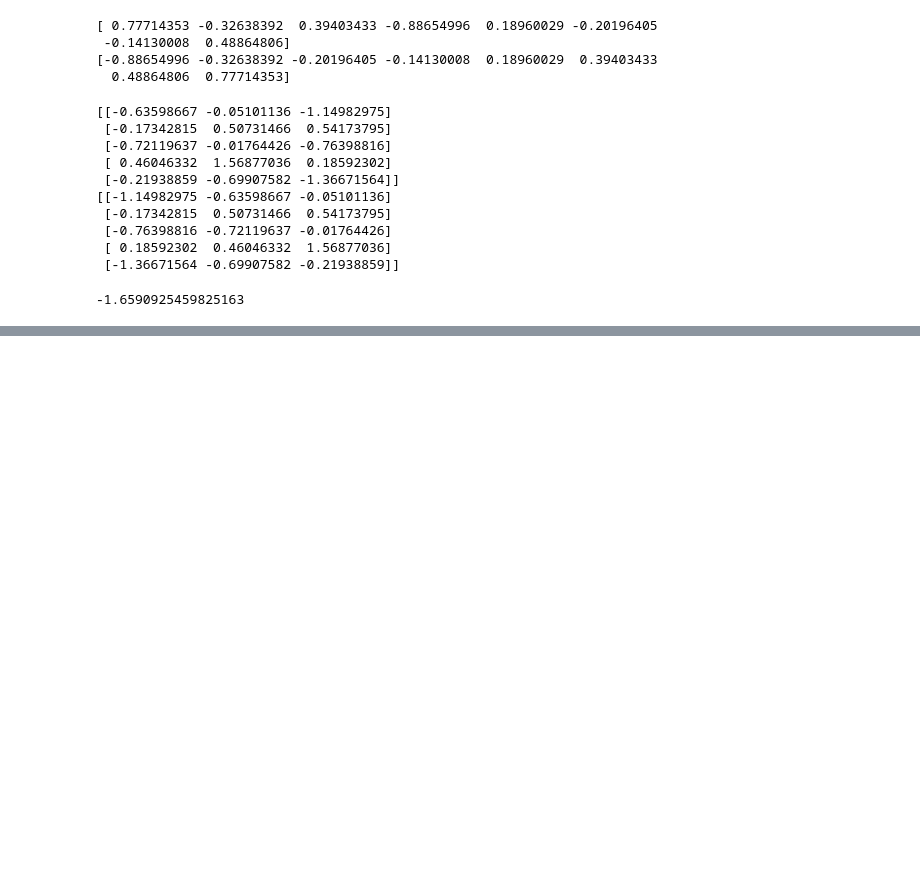
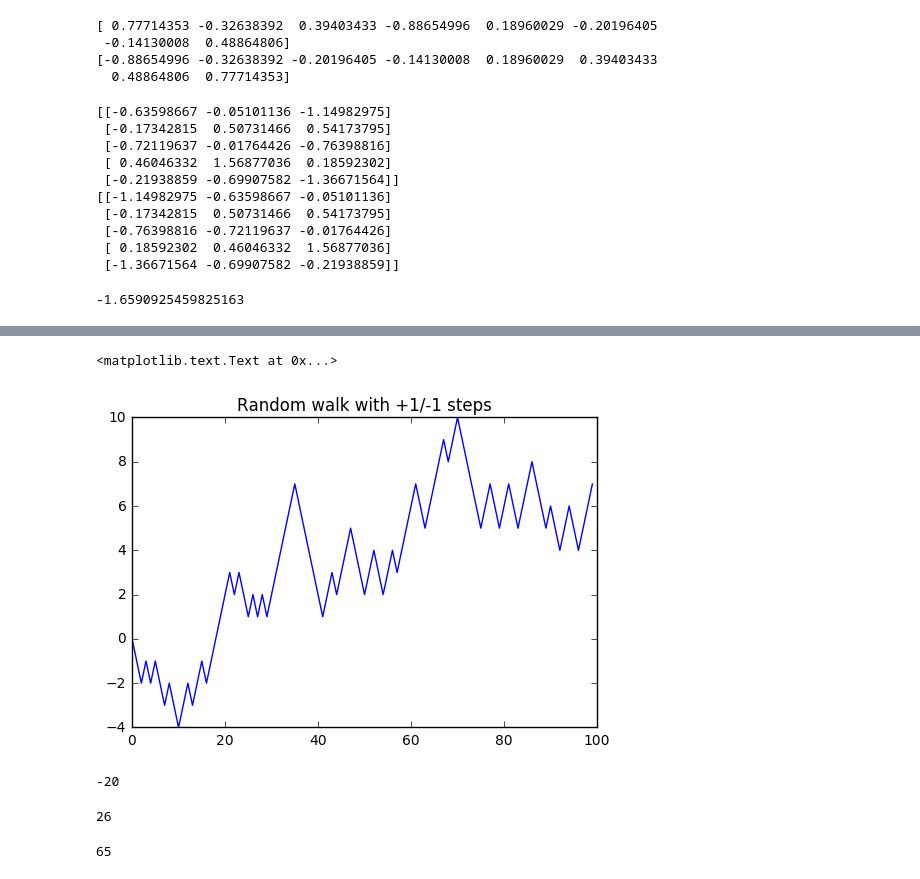
Before and after one commit to jfavole/pythonprojects, a Jupyter notebook: PythonForDataAnalysis/Ch04_NumPyBasics.ipynb, the cells around one changed output, grey strips where cells are left out. Drawn from its saved outputs; the diff is of its cells as text; code cells hidden in the pictures; blank space fills up the shorter version.

Commit message:
Ch 4 complete
Finish Ch 4, update .gitignore, include example files.

```diff
--- a/PythonForDataAnalysis/Ch04_NumPyBasics.ipynb
+++ b/PythonForDataAnalysis/Ch04_NumPyBasics.ipynb
@@ -785,0 +973,17 @@ large_arr[int(0.05 * len(large_arr))] # Find 5% quantile
+# %%
+# Pure Python
+
+position = 0
+walk = [position]
+steps = 1000
+for i in range(steps):
+    step = 1 if random.randint(0, 1) else -1
+    position += step
+    walk.append(position)
+# %%
+plt.figure()
+plt.plot(walk[:100])
+plt.title("Random walk with +1/-1 steps")
+# %% [output]
+<matplotlib.text.Text at 0x...>
+[figure, added]
@@ -785,0 +997,14 @@ large_arr[int(0.05 * len(large_arr))] # Find 5% quantile
+# %%
+walk.min() # Min value along walk trajectory
+# %% [output]
+-20
+# %%
+walk.max() # Max value along walk trajectory
+# %% [output]
+26
+# %%
+# How long does it take the random walk to cross x value?
+# Example: 10 steps away from the origin 0 (index of first 10 or -10)
+(np.abs(walk) >= 10).argmax() # First index of max value in boolean array, which is True
+# %% [output]
+65
```
Also changed, not shown: parts of 41 cells of this notebook, 3 other files.
